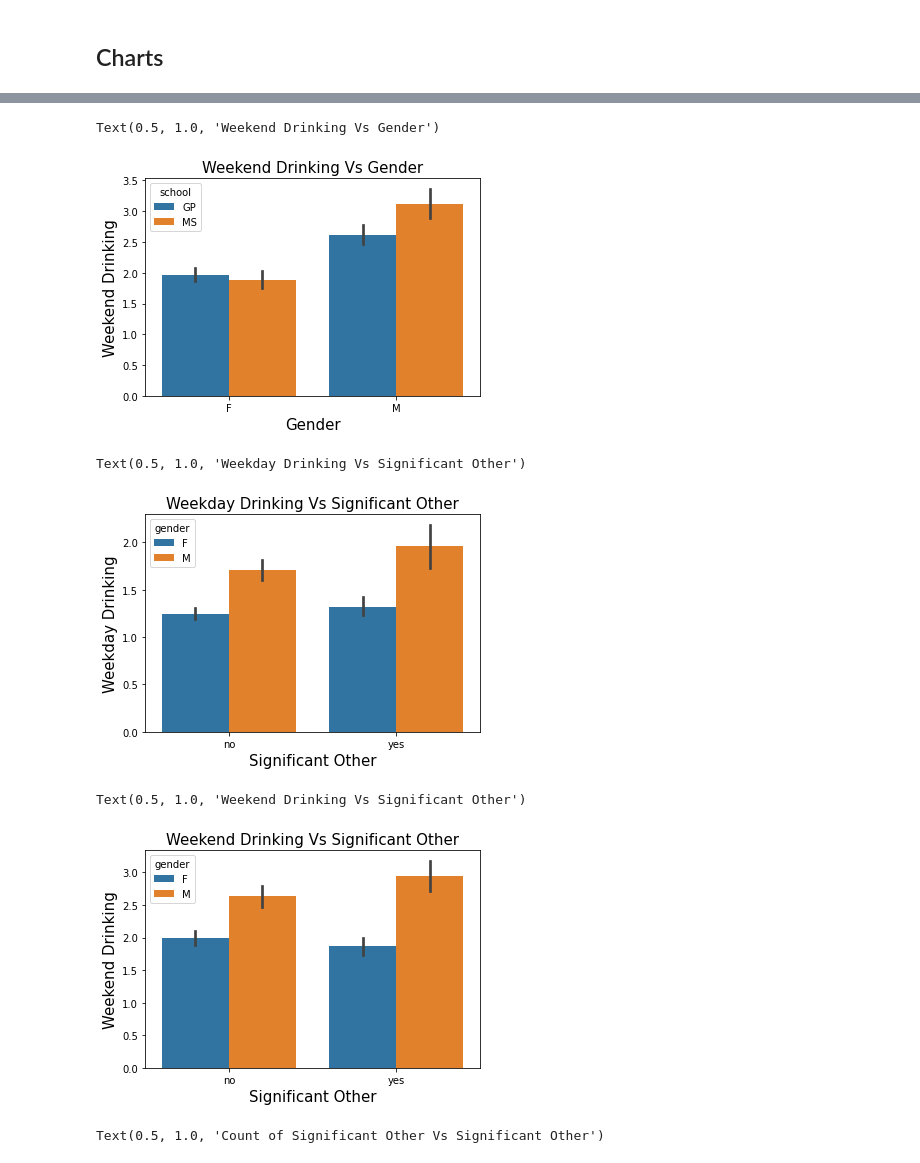
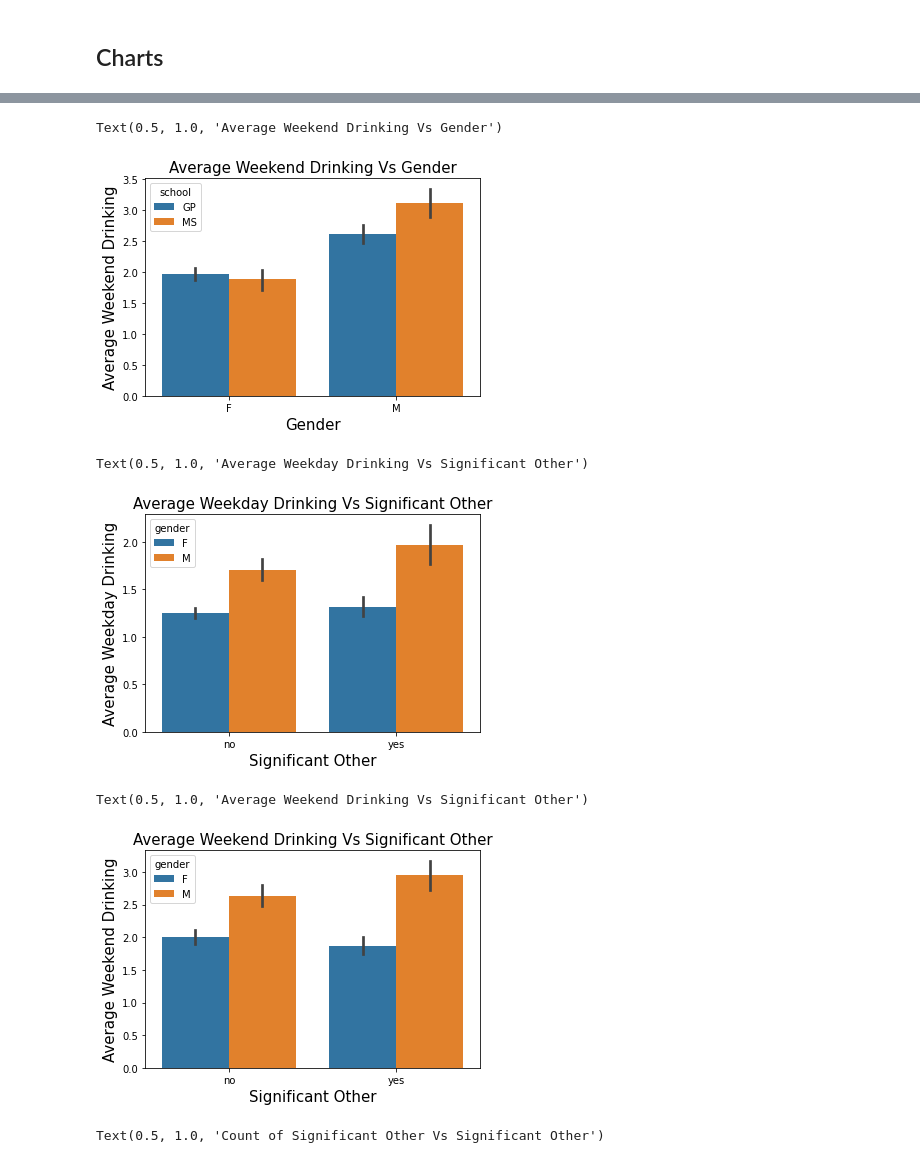
Before and after one commit to jaimiesj/health_outcomes, a Jupyter notebook: src/learn.ipynb, the cells around one changed output, grey strips where cells are left out. Drawn from its saved outputs; the diff is of its cells as text; code cells hidden in the pictures.

```diff
--- a/src/learn.ipynb
+++ b/src/learn.ipynb
@@ -516,25 +565,25 @@ Text(0.5, 1.0, 'Weekday Drinking Vs Gender')
 # %%
 p = sns.barplot(x='gender', y='weekend drinking', hue='school', data=data_df)
 p.set_xlabel('Gender', fontsize=15)
-p.set_ylabel('Weekend Drinking', fontsize=15)
-p.set_title('Weekend Drinking Vs Gender', fontsize=15)
+p.set_ylabel('Average Weekend Drinking', fontsize=15)
+p.set_title('Average Weekend Drinking Vs Gender', fontsize=15)
 # %% [output]
-Text(0.5, 1.0, 'Weekend Drinking Vs Gender')
+Text(0.5, 1.0, 'Average Weekend Drinking Vs Gender')
-[figure, old version]
+[figure, new version]
 # %%
 p = sns.barplot(x='significant other', y='weekday drinking', hue='gender', data=data_df)
 p.set_xlabel('Significant Other', fontsize=15)
-p.set_ylabel('Weekday Drinking', fontsize=15)
-p.set_title('Weekday Drinking Vs Significant Other', fontsize=15)
+p.set_ylabel('Average Weekday Drinking', fontsize=15)
+p.set_title('Average Weekday Drinking Vs Significant Other', fontsize=15)
 # %% [output]
-Text(0.5, 1.0, 'Weekday Drinking Vs Significant Other')
+Text(0.5, 1.0, 'Average Weekday Drinking Vs Significant Other')
-[figure, old version]
+[figure, new version]
 # %%
 p = sns.barplot(x='significant other', y='weekend drinking', hue='gender', data=data_df)
 p.set_xlabel('Significant Other', fontsize=15)
-p.set_ylabel('Weekend Drinking', fontsize=15)
-p.set_title('Weekend Drinking Vs Significant Other', fontsize=15)
+p.set_ylabel('Average Weekend Drinking', fontsize=15)
+p.set_title('Average Weekend Drinking Vs Significant Other', fontsize=15)
 # %% [output]
-Text(0.5, 1.0, 'Weekend Drinking Vs Significant Other')
+Text(0.5, 1.0, 'Average Weekend Drinking Vs Significant Other')
-[figure, old version]
+[figure, new version]
 # %%
```
Also changed, not shown: parts of 18 cells of this notebook.
